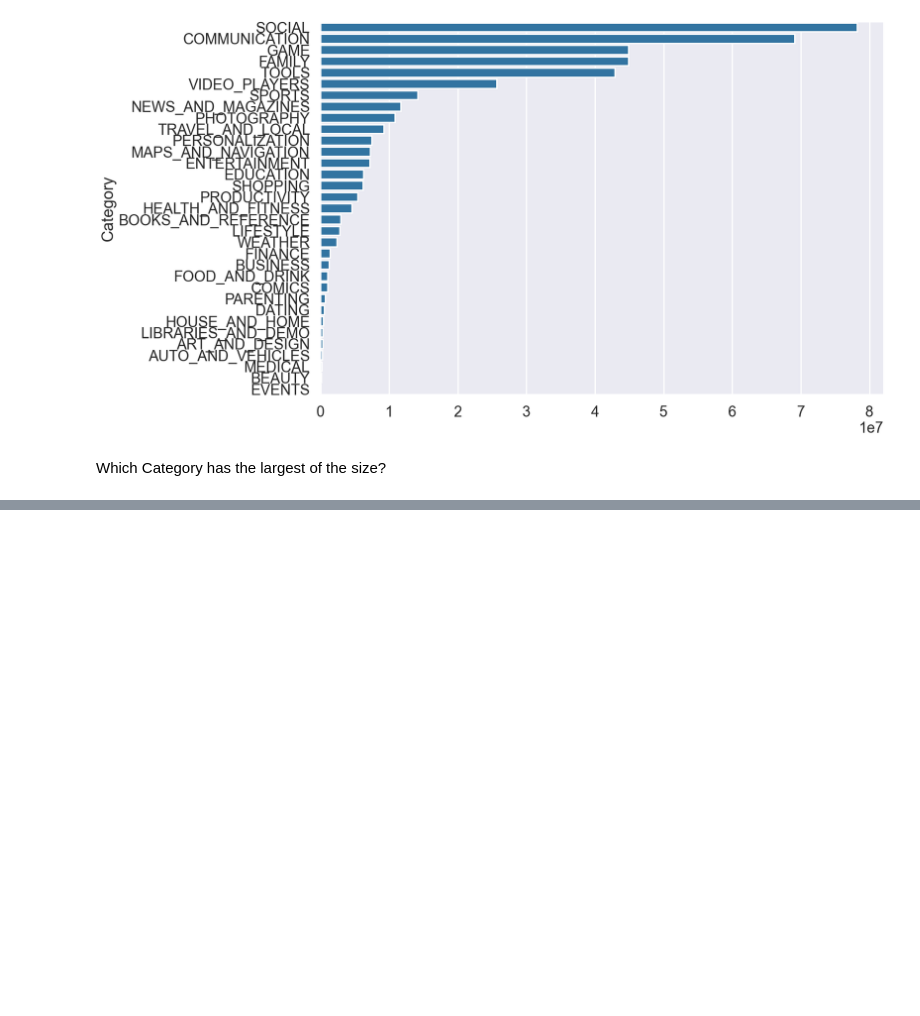
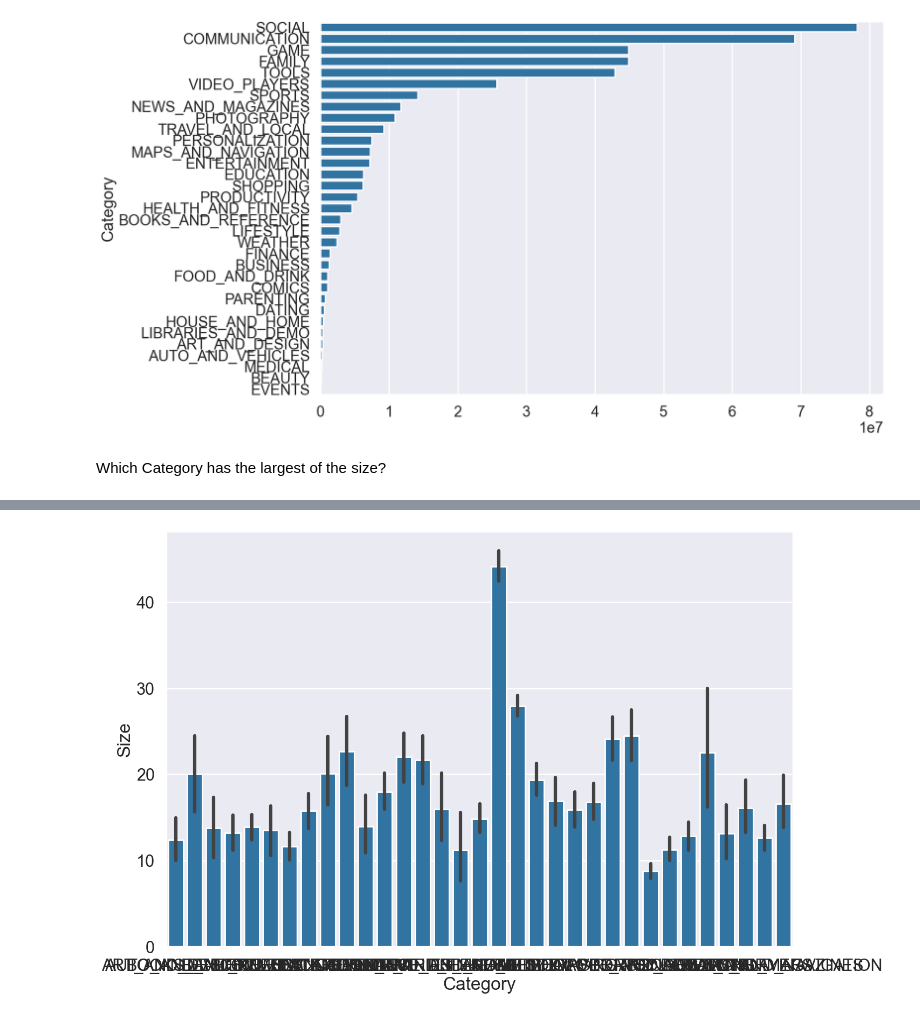
Before and after one commit to FairozAhmadSheikh/ML_bootcamp, a Jupyter notebook: Exploratory_DataAnalysis/Eda_Assignment.ipynb, the cells around one changed output, grey strips where cells are left out. Saved outputs shown, nothing was run; the diff lists cells and outputs as text; code cells hidden in the pictures; blank space fills up the shorter version.

```diff
--- a/Exploratory_DataAnalysis/Eda_Assignment.ipynb
+++ b/Exploratory_DataAnalysis/Eda_Assignment.ipynb
@@ -240,0 +255,7 @@ Which Category has the largest of the size?
+# %%
+l=datacopy.groupby(['Category'])['Size'].mean().sort_values(ascending=False)
+plt.figure(figsize=(15,10))
+sns.barplot(x='Category',y='Size',data=datacopy)
+plt.show()
+# %% [output]
+[figure, added]
```
Also changed, not shown: parts of 2 cells of this notebook.
